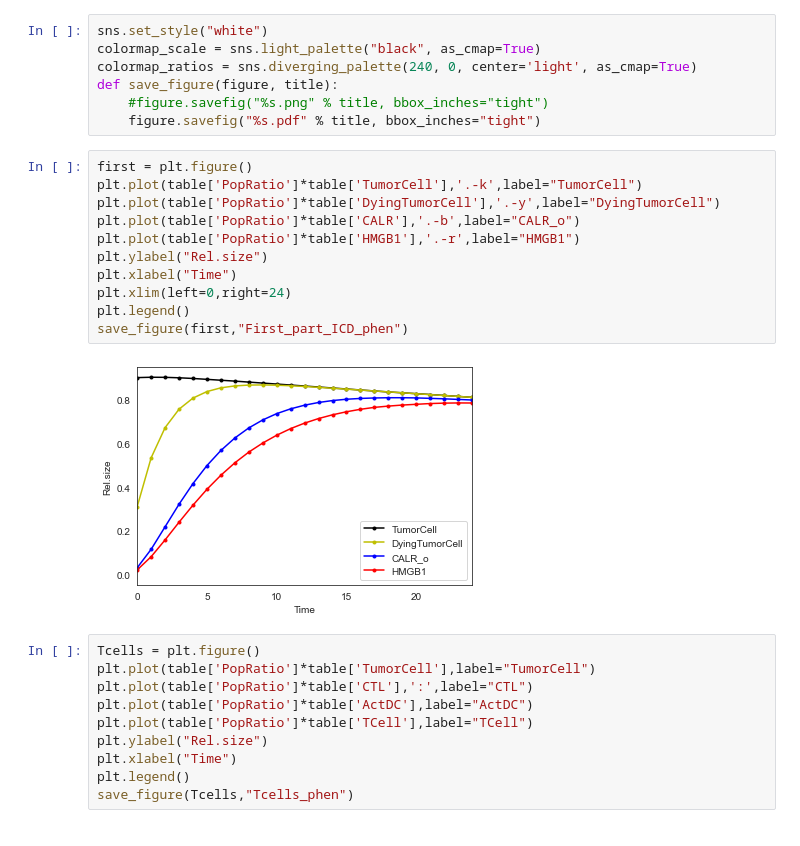
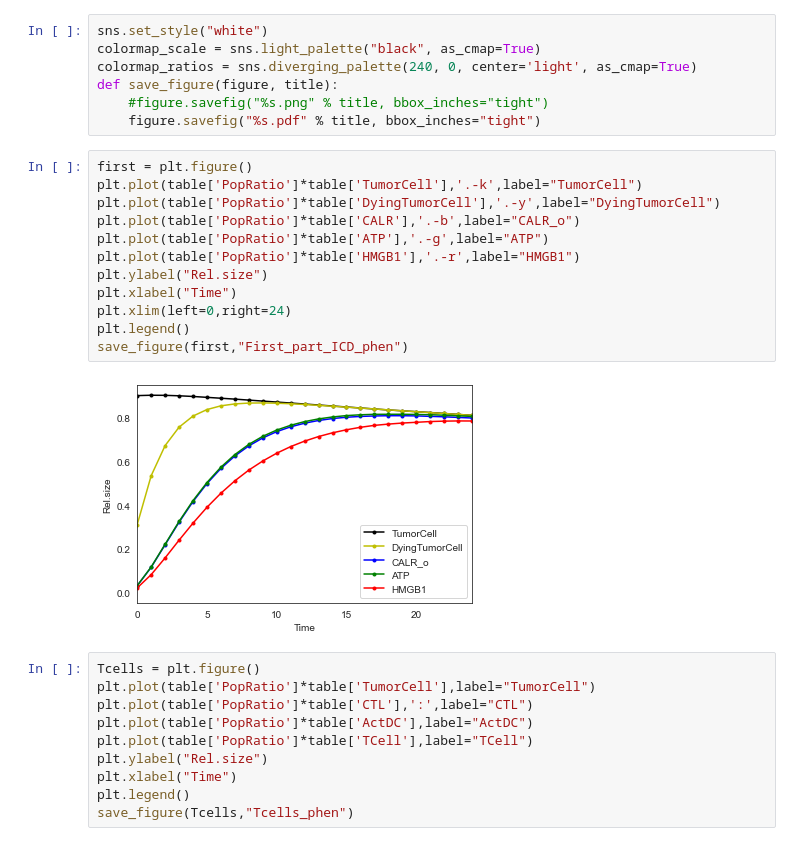
Before and after one commit to sysbio-curie/ICD, a Jupyter notebook: ICD_phenomenological.ipynb, the cells around one changed output. Saved outputs shown, nothing was run; the diff lists cells and outputs as text.

Commit message:
add ATP in graph

```diff
--- a/ICD_phenomenological.ipynb
+++ b/ICD_phenomenological.ipynb
@@ -31,16 +31,17 @@ def save_figure(figure, title):
 # %%
 first = plt.figure()
 plt.plot(table['PopRatio']*table['TumorCell'],'.-k',label="TumorCell")
 plt.plot(table['PopRatio']*table['DyingTumorCell'],'.-y',label="DyingTumorCell")
 plt.plot(table['PopRatio']*table['CALR'],'.-b',label="CALR_o")
+plt.plot(table['PopRatio']*table['ATP'],'.-g',label="ATP")
 plt.plot(table['PopRatio']*table['HMGB1'],'.-r',label="HMGB1")
 plt.ylabel("Rel.size")
 plt.xlabel("Time")
 plt.xlim(left=0,right=24)
 plt.legend()
 save_figure(first,"First_part_ICD_phen")
 # %% [output]
-[figure, old version]
+[figure, new version]
 # %%
 Tcells = plt.figure()
 plt.plot(table['PopRatio']*table['TumorCell'],label="TumorCell")
```
Also changed, not shown: parts of 1 cell of this notebook.
